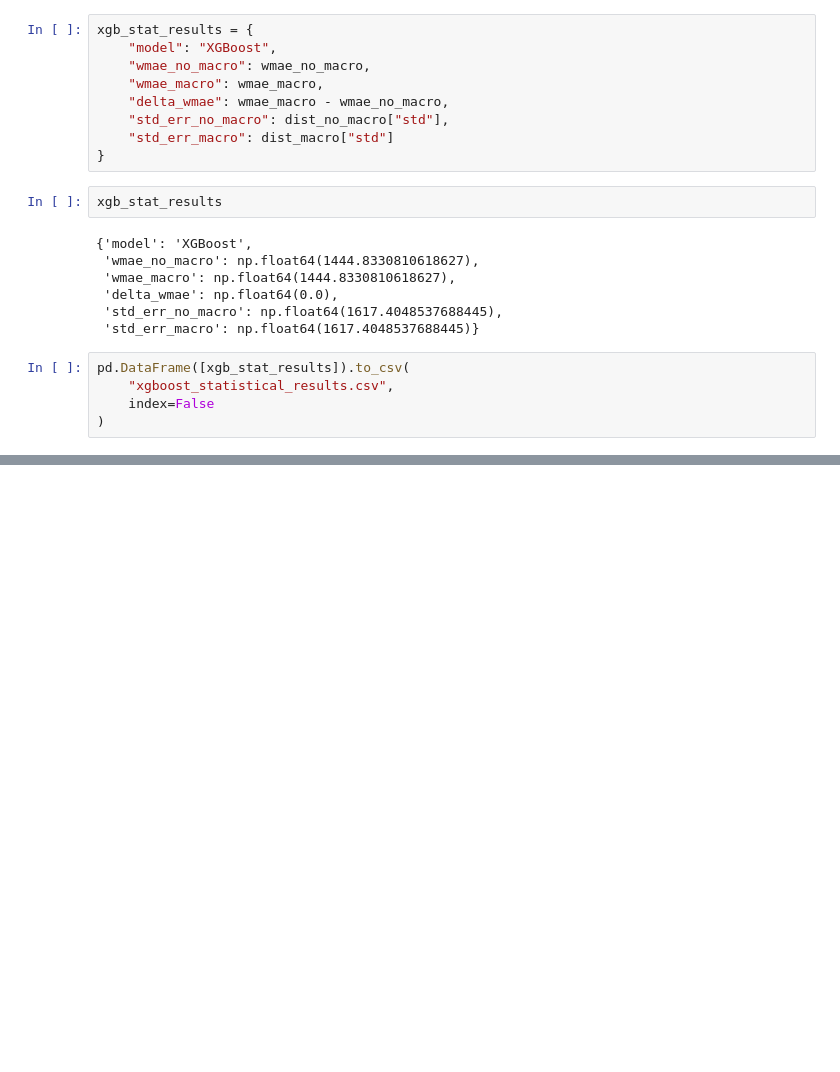
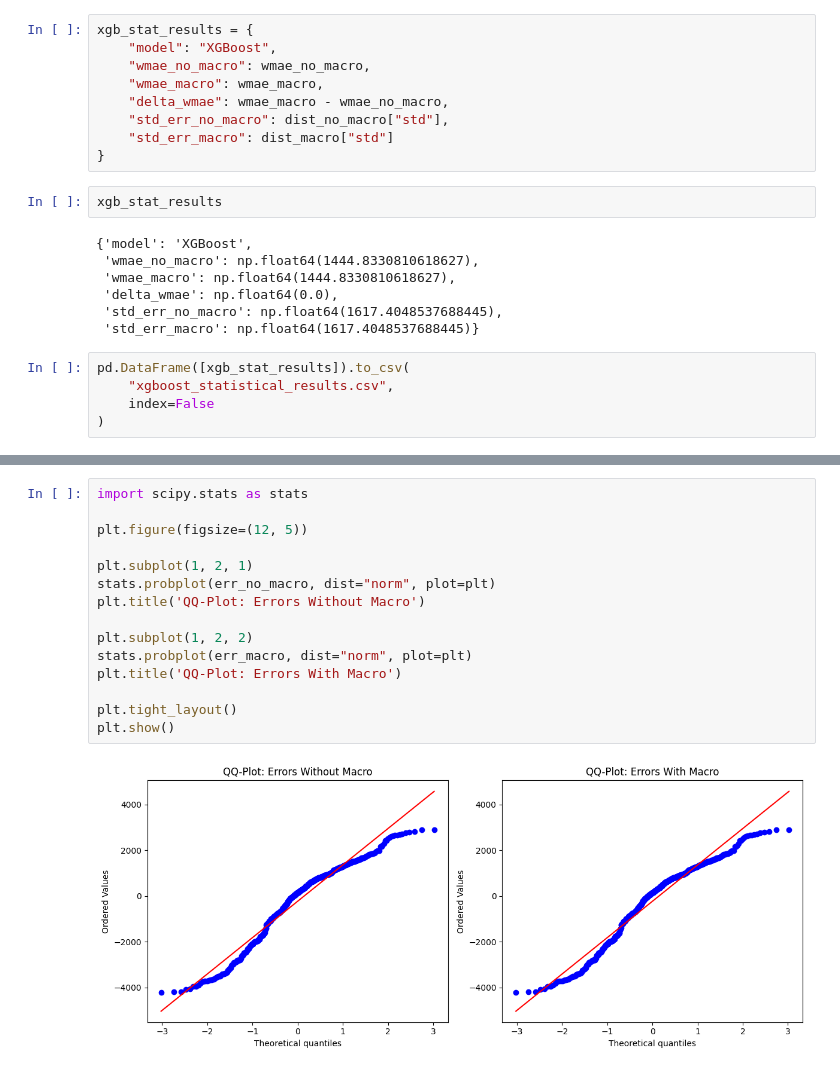
Before and after one commit to NichBry25/BitcoinPricePrediction, a Jupyter notebook: BTCForecasting_XGBoost.ipynb, the cells around one changed output, grey strips where cells are left out. Drawn from its saved outputs; the diff is of its cells as text; blank space fills up the shorter version.

```diff
--- a/BTCForecasting_XGBoost.ipynb
+++ b/BTCForecasting_XGBoost.ipynb
@@ -599,0 +632,17 @@ pd.DataFrame([xgb_stat_results]).to_csv(
+# %%
+import scipy.stats as stats
+
+plt.figure(figsize=(12, 5))
+
+plt.subplot(1, 2, 1)
+stats.probplot(err_no_macro, dist="norm", plot=plt)
+plt.title('QQ-Plot: Errors Without Macro')
+
+plt.subplot(1, 2, 2)
+stats.probplot(err_macro, dist="norm", plot=plt)
+plt.title('QQ-Plot: Errors With Macro')
+
+plt.tight_layout()
+plt.show()
+# %% [output]
+[figure, added]
```
Also changed, not shown: parts of 3 cells of this notebook.
